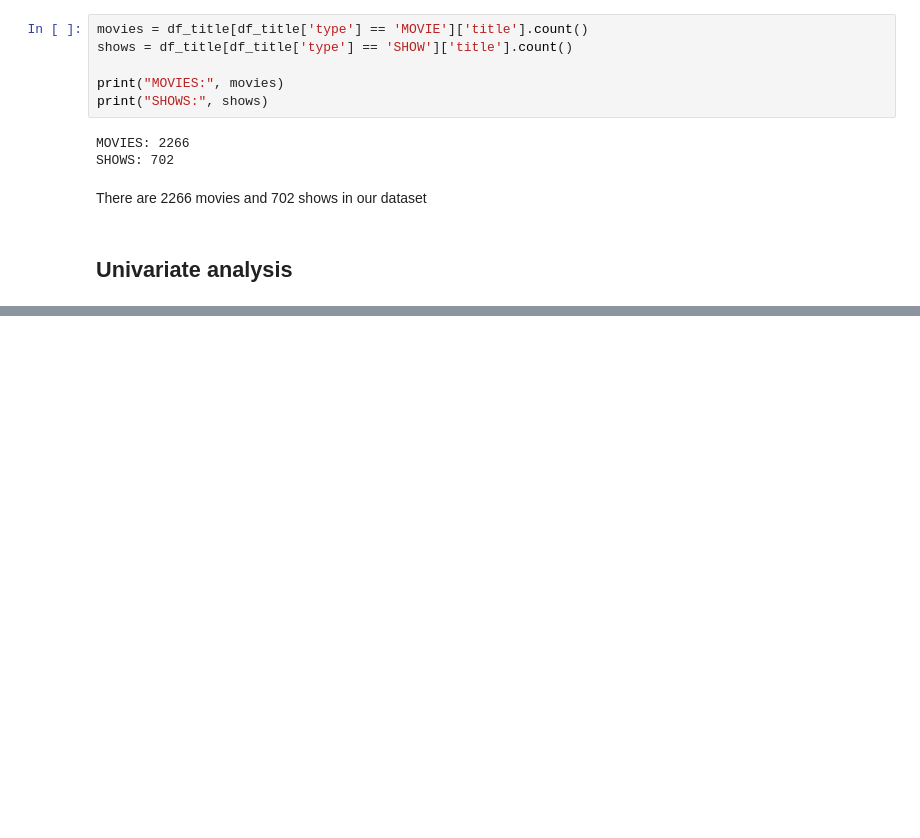
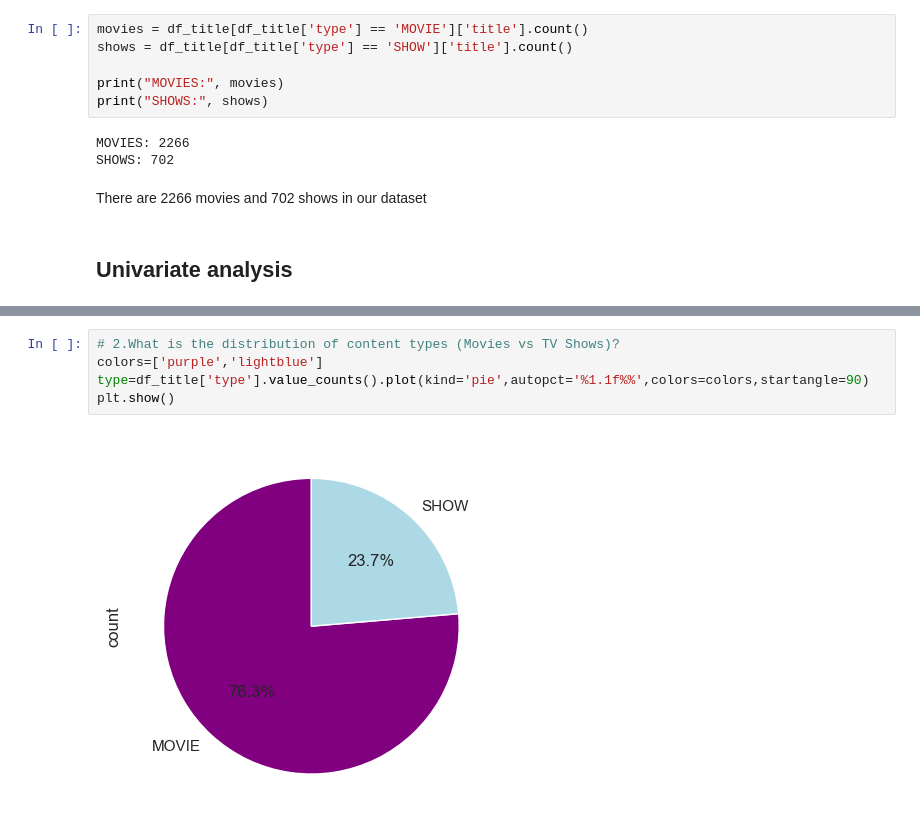
Before and after one commit to Imani-hub-pixel/Data-analysis-Python-, a Jupyter notebook: EDA and Feature Engineering projects/HBO Max TV Shows and movies/HBOmax.ipynb, the cells around one changed output, grey strips where cells are left out. Drawn from its saved outputs; the diff is of its cells as text; blank space fills up the shorter version.

```diff
--- a/EDA and Feature Engineering projects/HBO Max TV Shows and movies/HBOmax.ipynb
+++ b/EDA and Feature Engineering projects/HBO Max TV Shows and movies/HBOmax.ipynb
@@ -458,0 +490,7 @@ df_title.head(2)
+# %%
+# 2.What is the distribution of content types (Movies vs TV Shows)?
+colors=['purple','lightblue']
+type=df_title['type'].value_counts().plot(kind='pie',autopct='%1.1f%%',colors=colors,startangle=90)
+plt.show()
+# %% [output]
+[figure, added]
```
Also changed, not shown: parts of 23 cells of this notebook.
